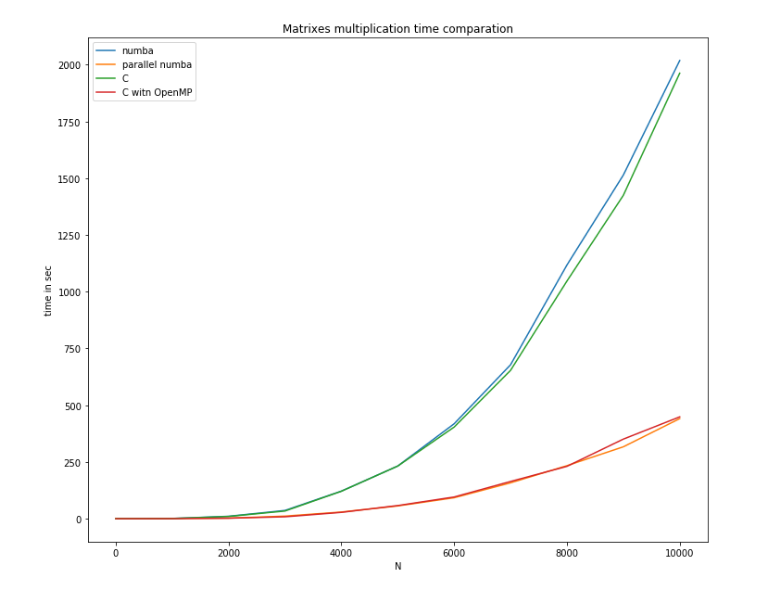
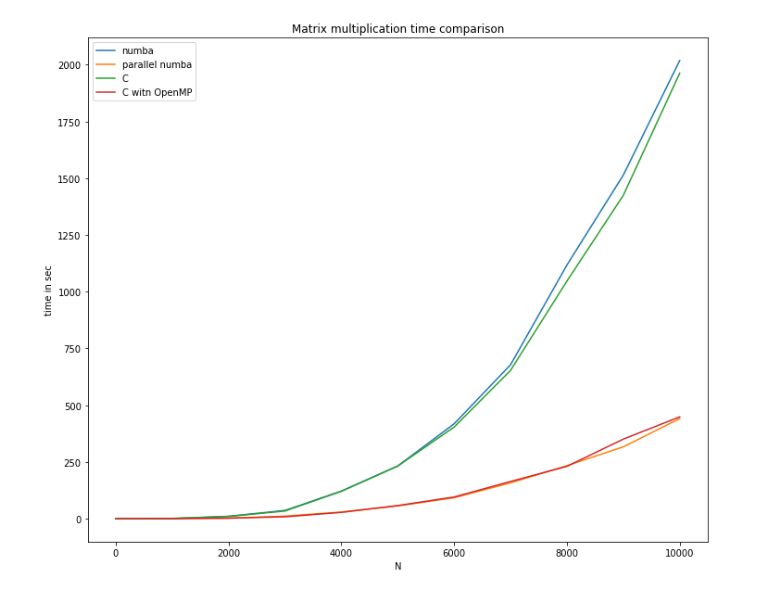
Before and after one commit to AlexeySrus/PythonAccelerationExample, a Jupyter notebook: plots_builder.ipynb, the cells around one changed output. Drawn from its saved outputs; the diff is of its cells as text; code cells hidden in the pictures.

```diff
--- a/plots_builder.ipynb
+++ b/plots_builder.ipynb
@@ -18,18 +18,21 @@ n, numpy_time, pytorch_time, numba_time, parallel_numba_time, cuda_numba_time, c
 # %%
 plt.figure(figsize=(12, 10))
 
 # plt.plot(n, numpy_time, label='numpy')
 plt.plot(n, numba_time, label='numba')
 plt.plot(n, parallel_numba_time, label='parallel numba')
 # plt.plot(n, cuda_numba_time, label='numba with CUDA')
 plt.plot(n, c_time, label='C')
 plt.plot(n, parallel_c_time, label='C witn OpenMP')
 
 plt.xlabel('N')
 plt.ylabel('time in sec')
 
 plt.legend()
-plt.title('Matrixes multiplication time comparation')
+plt.title('Matrix multiplication time comparison')
+
+plt.savefig('mm_time_comparison.png', dpi=1500, transparent=True)
+
 plt.show()
 # %% [output]
-[figure, old version]
+[figure, new version]
```
Also changed, not shown: 2 other files.
